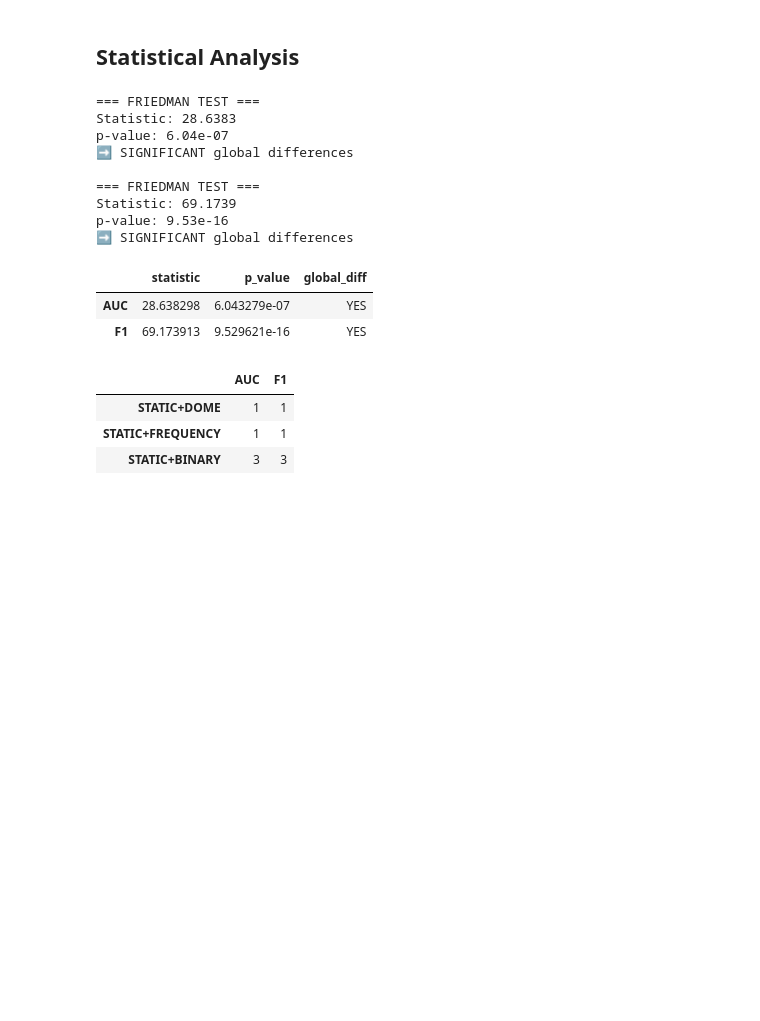
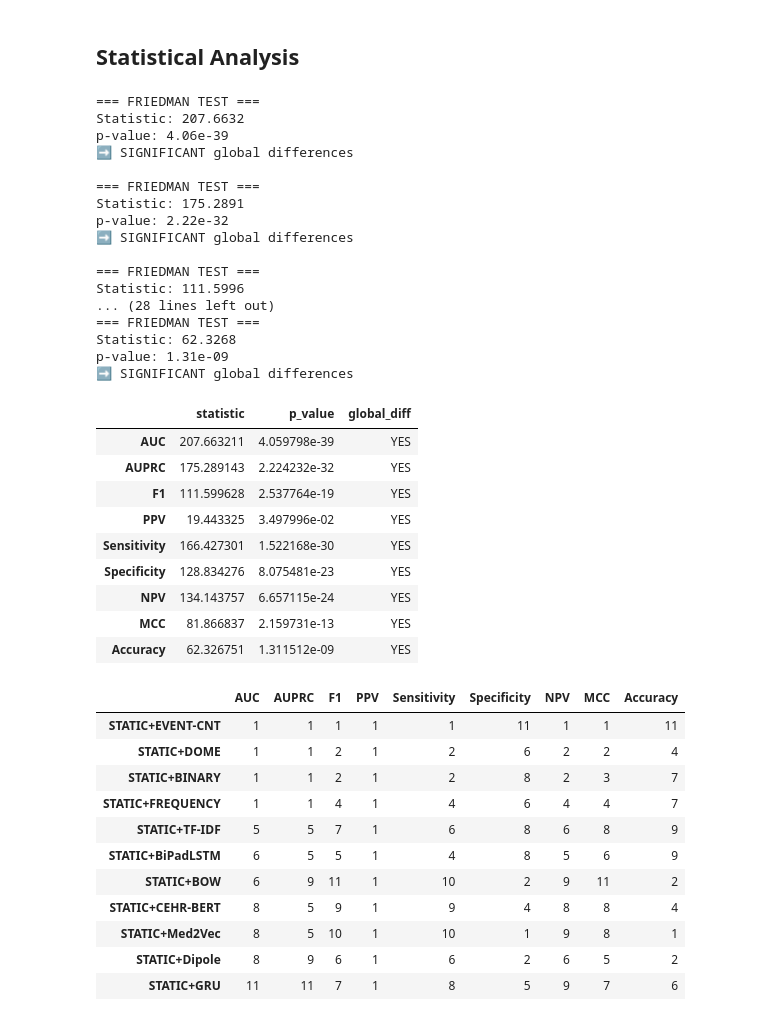
Before and after one commit to giordamaug/Relational_EHR_data_to_Longitudinal_Patient_Trajectories, a Jupyter notebook: run_experiments.ipynb, the cells around one changed output. Cells and saved outputs as stored; diff of their text form; code cells hidden in the pictures; blank space fills up the shorter version.

```diff
--- a/run_experiments.ipynb
+++ b/run_experiments.ipynb
@@ -82,33 +108,58 @@ plot_radar(table,title=f"{dataset}")
 # %%
 import pickle
 import pandas as pd
 from scripts.stats import stats_analysis
 # Load results
-results = {m: {} for m in methods.split(' ')}
+meths = methods.split(' ')
+meths.remove('STATIC')
+results = {m: {} for m in meths}
 for i in range(iter):
-    for m in methods.split(' '):
+    for m in meths:
         meth = m.replace('+','_')
         path = (f"{results_dir}/results_{dataset}_{meth}_ITER{i}.pkl")
         with open(path, "rb") as f:
             results[m][i] = pickle.load(f)
-friedman_df, ranking_table = stats_analysis(results, metrics, methods.split(' '), iter)
+friedman_df, ranking_table = stats_analysis(results, metrics, meths, iter)
 friedman_df["p_value"] = pd.to_numeric(friedman_df["p_value"], errors="raise").astype(float)
 display(friedman_df)
 display(ranking_table)
 # %% [output]
 === FRIEDMAN TEST ===
-Statistic: 28.6383
-p-value: 6.04e-07
+Statistic: 207.6632
+p-value: 4.06e-39
 ➡️ SIGNIFICANT global differences
 
 === FRIEDMAN TEST ===
-Statistic: 69.1739
-p-value: 9.53e-16
+Statistic: 175.2891
+p-value: 2.22e-32
 ➡️ SIGNIFICANT global differences
+
+=== FRIEDMAN TEST ===
+Statistic: 111.5996
+... (28 lines left out)
+=== FRIEDMAN TEST ===
+Statistic: 62.3268
+p-value: 1.31e-09
+➡️ SIGNIFICANT global differences
 |  | statistic | p_value | global_diff |
-| AUC | 28.638298 | 6.043279e-07 | YES |
-| F1 | 69.173913 | 9.529621e-16 | YES |
+| AUC | 207.663211 | 4.059798e-39 | YES |
+| AUPRC | 175.289143 | 2.224232e-32 | YES |
+| F1 | 111.599628 | 2.537764e-19 | YES |
+| PPV | 19.443325 | 3.497996e-02 | YES |
+| Sensitivity | 166.427301 | 1.522168e-30 | YES |
+| Specificity | 128.834276 | 8.075481e-23 | YES |
+| NPV | 134.143757 | 6.657115e-24 | YES |
+| MCC | 81.866837 | 2.159731e-13 | YES |
+| Accuracy | 62.326751 | 1.311512e-09 | YES |
-|  | AUC | F1 |
-| STATIC+DOME | 1 | 1 |
-| STATIC+FREQUENCY | 1 | 1 |
-| STATIC+BINARY | 3 | 3 |
+|  | AUC | AUPRC | F1 | PPV | Sensitivity | Specificity | NPV | MCC | Accuracy |
+| STATIC+EVENT-CNT | 1 | 1 | 1 | 1 | 1 | 11 | 1 | 1 | 11 |
+| STATIC+DOME | 1 | 1 | 2 | 1 | 2 | 6 | 2 | 2 | 4 |
+| STATIC+BINARY | 1 | 1 | 2 | 1 | 2 | 8 | 2 | 3 | 7 |
+| STATIC+FREQUENCY | 1 | 1 | 4 | 1 | 4 | 6 | 4 | 4 | 7 |
+| STATIC+TF-IDF | 5 | 5 | 7 | 1 | 6 | 8 | 6 | 8 | 9 |
+| STATIC+BiPadLSTM | 6 | 5 | 5 | 1 | 4 | 8 | 5 | 6 | 9 |
+| STATIC+BOW | 6 | 9 | 11 | 1 | 10 | 2 | 9 | 11 | 2 |
+| STATIC+CEHR-BERT | 8 | 5 | 9 | 1 | 9 | 4 | 8 | 8 | 4 |
+| STATIC+Med2Vec | 8 | 5 | 10 | 1 | 10 | 1 | 9 | 8 | 1 |
+| STATIC+Dipole | 8 | 9 | 6 | 1 | 6 | 2 | 6 | 5 | 2 |
+| STATIC+GRU | 11 | 11 | 7 | 1 | 8 | 5 | 9 | 7 | 6 |
```
Also changed, not shown: parts of 6 cells of this notebook.
